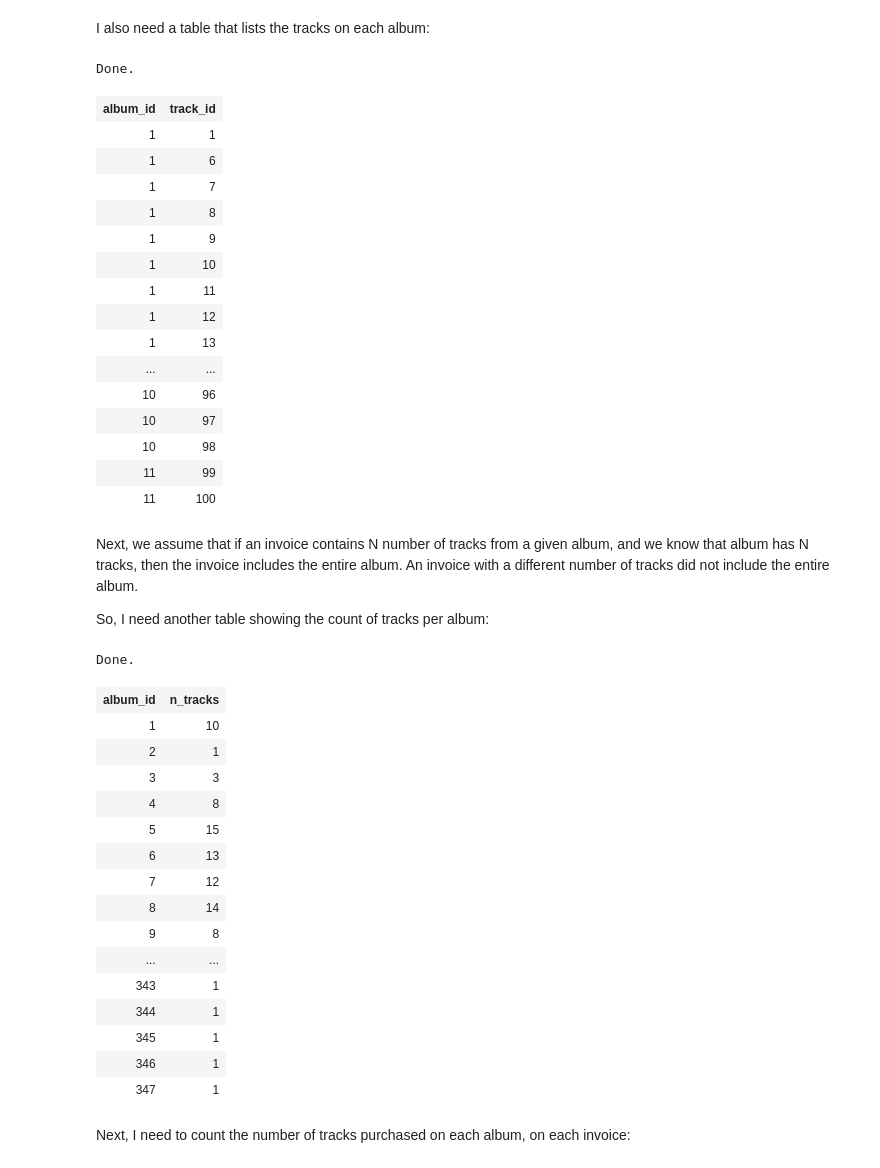
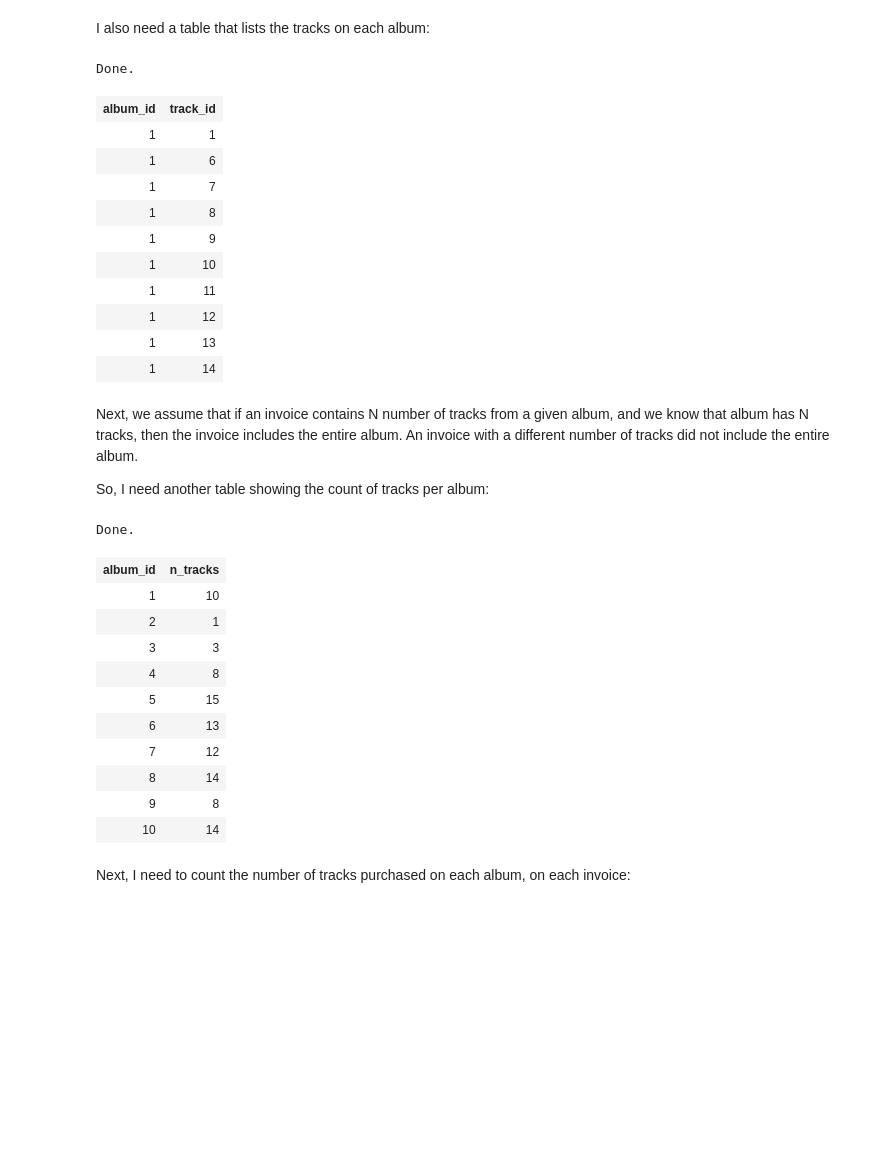
Before and after one commit to shelbybachman/chinook-business-questions, a Jupyter notebook: chinook-business-questions.ipynb, the cells around one changed output. Saved outputs shown, nothing was run; the diff lists cells and outputs as text; code cells hidden in the pictures; blank space fills up the shorter version.

```diff
--- a/chinook-business-questions.ipynb
+++ b/chinook-business-questions.ipynb
@@ -320,37 +315,32 @@ I also need a table that lists the tracks on each album:
 # %%
 %%sql
 
 WITH album_tracks AS (
     SELECT a.album_id
            , t.track_id
     FROM track AS t
     LEFT JOIN album AS a ON t.album_id = a.album_id
     WHERE a.album_id IS NOT NULL
     ORDER BY a.album_id
 )
 
 SELECT *
     FROM album_tracks
     ORDER BY album_id, track_id
-    LIMIT 100
+    LIMIT 10
 # %% [output]
 Done.
 | album_id | track_id |
 | 1 | 1 |
 | 1 | 6 |
 | 1 | 7 |
 | 1 | 8 |
 | 1 | 9 |
 | 1 | 10 |
 | 1 | 11 |
 | 1 | 12 |
 | 1 | 13 |
-| ... | ... |
-| 10 | 96 |
-| 10 | 97 |
-| 10 | 98 |
-| 11 | 99 |
-| 11 | 100 |
+| 1 | 14 |
 # %% [markdown]
 Next, we assume that if an invoice contains N number of tracks from a given album, and we know that album has N tracks, then the invoice includes the entire album. An invoice with a different number of tracks did not include the entire album.
 
@@ -374,6 +364,7 @@ WITH album_tracks AS (
 
 SELECT *
     FROM album_track_counts
+    LIMIT 10
 # %% [output]
 Done.
 | album_id | n_tracks |
@@ -386,12 +377,7 @@ Done.
 | 7 | 12 |
 | 8 | 14 |
 | 9 | 8 |
-| ... | ... |
-| 343 | 1 |
-| 344 | 1 |
-| 345 | 1 |
-| 346 | 1 |
-| 347 | 1 |
+| 10 | 14 |
 # %% [markdown]
 Next, I need to count the number of tracks purchased on each album, on each invoice:
 # %%
```
Also changed, not shown: parts of 5 cells of this notebook.
